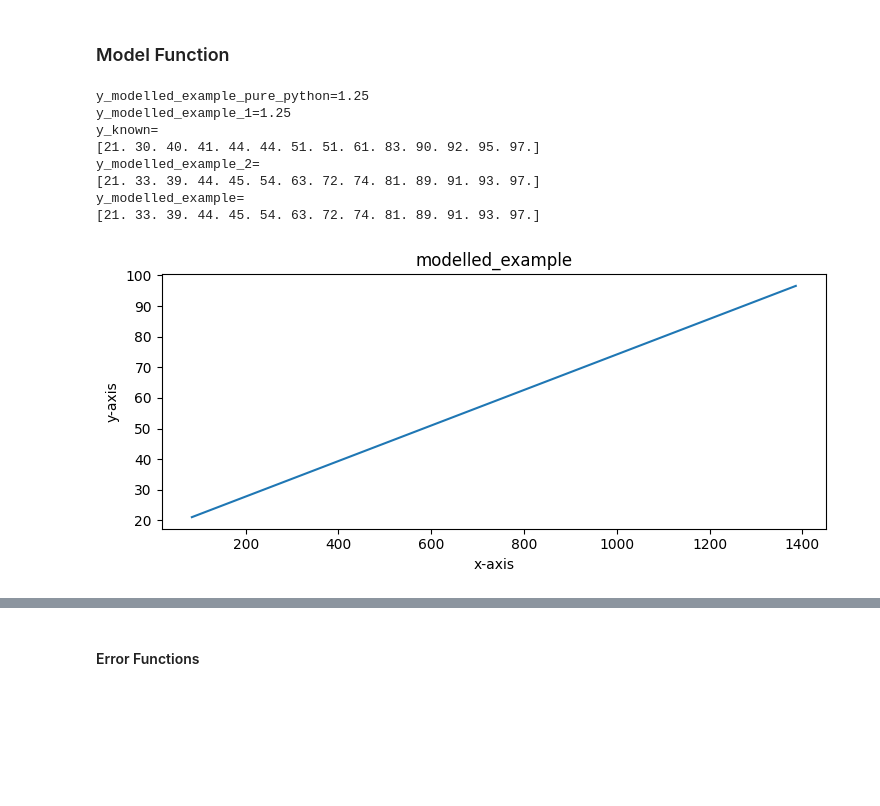
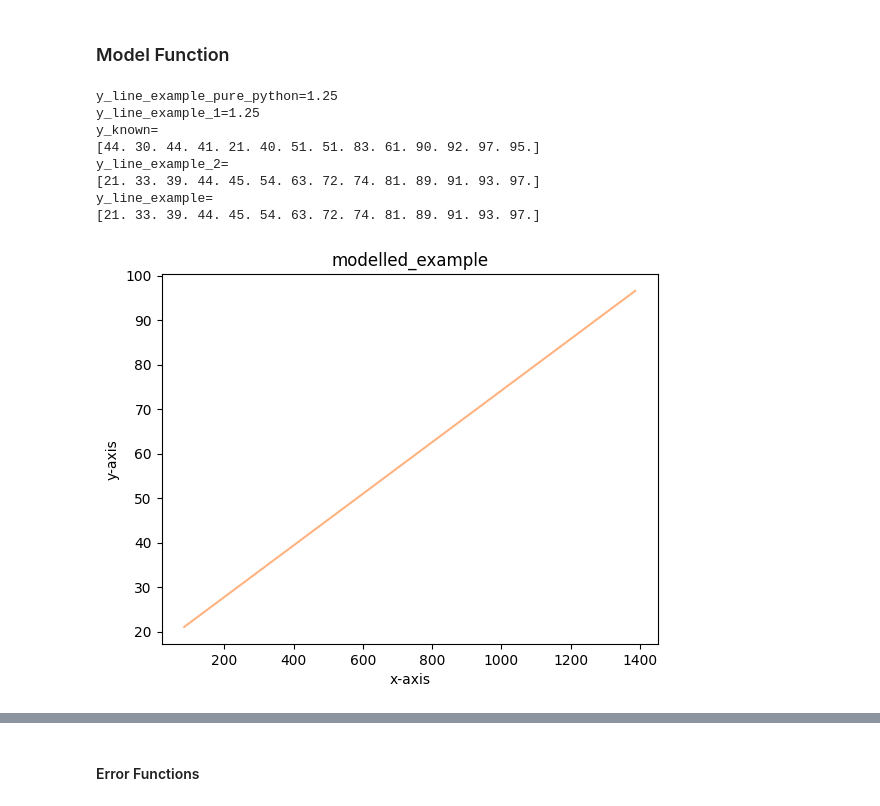
Before and after one commit to aisven/fullstack-ml-academy-homework, a Jupyter notebook: notepads/07-Gradientenverfahren/07-Gradientenverfahren.ipynb, the cells around one changed output, grey strips where cells are left out. Cells and saved outputs as stored; diff of their text form; code cells hidden in the pictures; blank space fills up the shorter version.

```diff
--- a/notepads/07-Gradientenverfahren/07-Gradientenverfahren.ipynb
+++ b/notepads/07-Gradientenverfahren/07-Gradientenverfahren.ipynb
@@ -29,8 +29,15 @@ y_known_unsorted = np.asarray([44,97,30,51,95,51,44,41,21,40,90,83,61,92]).astyp
 assert y_known_unsorted.shape == (number_of_known_data_points,)
 assert y_known_unsorted.dtype == 'float32'
 
-dataset_known = np.asarray([ x_known_unsorted, y_known_unsorted ]).transpose()
-dataset_known.sort(axis=0)
+dataset_known_unsorted = np.asarray([ x_known_unsorted, y_known_unsorted ]).transpose()
+# the following call would sort all columns individually which we do not want
+#dataset_known.sort(axis=0)
+# instead here we want to sort the rows by the values in the first column
+print(f"dataset_known_unsorted=\n{dataset_known_unsorted}")
+dataset_known_intermediate_view = dataset_known_unsorted[:, 0]
+dataset_known_intermediate_indices_for_sorting = dataset_known_intermediate_view.argsort()
+print(dataset_known_intermediate_indices_for_sorting)
+dataset_known = dataset_known_unsorted[dataset_known_intermediate_indices_for_sorting]
 assert dataset_known.shape == (number_of_known_data_points,2)
 assert dataset_known.dtype == 'float32'
 print(dataset_known.shape)
@@ -304,58 +311,58 @@ def f(w, x, b):
 # with the normalized data
 
 # try out the pure version
-y_modelled_example_pure_python = f_pure_python(.75,1.,.5)
-assert y_modelled_example_pure_python == 1.25
-print(f"y_modelled_example_pure_python={y_modelled_example_pure_python}")
+y_line_example_pure_python = f_pure_python(.75,1.,.5)
+assert y_line_example_pure_python == 1.25
+print(f"y_line_example_pure_python={y_line_example_pure_python}")
 
 # try out the numpy version with just one arbitrary x value
-y_modelled_example_1 = f(.75, 1., .5,)
-assert y_modelled_example_1 == np.float32(1.25)
-assert np.isscalar(y_modelled_example_1)
-print(f"y_modelled_example_1={y_modelled_example_1}")
+y_line_example_1 = f(.75, 1., .5,)
+assert y_line_example_1 == np.float32(1.25)
+assert np.isscalar(y_line_example_1)
+print(f"y_line_example_1={y_line_example_1}")
 print(f"y_known=\n{y_known}")
 
 # these are our more carefully chosen examples for w and b
 # as plain python floats
 w_example = .058
 b_example = 16.2
 # as numpy objects
 w_example_np = np.asarray([w_example], dtype='float32')
 b_example_np = np.asarray([b_example], dtype='float32')
 
 # try out the numpy version with our known x values
-y_modelled_example_2 = f(w_example, x_known, b_example)
-assert y_modelled_example_2.shape == y_known.shape
-assert y_modelled_example_2.dtype == 'float32'
-assert np.isscalar(y_modelled_example_2) == False
-print(f"y_modelled_example_2=\n{np.round(y_modelled_example_2, 0)}")
+y_line_example_2 = f(w_example, x_known, b_example)
+assert y_line_example_2.shape == y_known.shape
+assert y_line_example_2.dtype == 'float32'
+assert np.isscalar(y_line_example_2) == False
+print(f"y_line_example_2=\n{np.round(y_line_example_2, 0)}")
 
 # check if it also works if we provide the one weight and the bias as numpy arrays
 assert x_known.dtype == 'float32'
 
-y_modelled_example = f(w_example_np, x_known, b_example_np)
-assert y_modelled_example.shape == y_known.shape
-assert y_modelled_example.dtype == 'float32'
-assert np.isscalar(y_modelled_example) == False
-print(f"y_modelled_example=\n{np.round(y_modelled_example, 0)}")
+y_line_example = f(w_example_np, x_known, b_example_np)
+assert y_line_example.shape == y_known.shape
+assert y_line_example.dtype == 'float32'
+assert np.isscalar(y_line_example) == False
+print(f"y_line_example=\n{np.round(y_line_example, 0)}")
 
 # plain line plot of the modelled example
 plt.figure(dpi=100)
-plt.plot(x_known,y_modelled_example)
+plt.plot(x_known,y_line_example,color='#ffb380')
 plt.title('modelled_example')
 plt.xlabel('x-axis')
 plt.ylabel('y-axis')
 plt.show()
 # %% [output]
-y_modelled_example_pure_python=1.25
-y_modelled_example_1=1.25
+y_line_example_pure_python=1.25
+y_line_example_1=1.25
 y_known=
-[21. 30. 40. 41. 44. 44. 51. 51. 61. 83. 90. 92. 95. 97.]
-y_modelled_example_2=
+[44. 30. 44. 41. 21. 40. 51. 51. 83. 61. 90. 92. 97. 95.]
+y_line_example_2=
 [21. 33. 39. 44. 45. 54. 63. 72. 74. 81. 89. 91. 93. 97.]
-y_modelled_example=
+y_line_example=
 [21. 33. 39. 44. 45. 54. 63. 72. 74. 81. 89. 91. 93. 97.]
-[figure, old version]
+[figure, new version]
 # %%
 # in this code block we just try out the model function again
 
```
Also changed, not shown: parts of 8 cells of this notebook.
